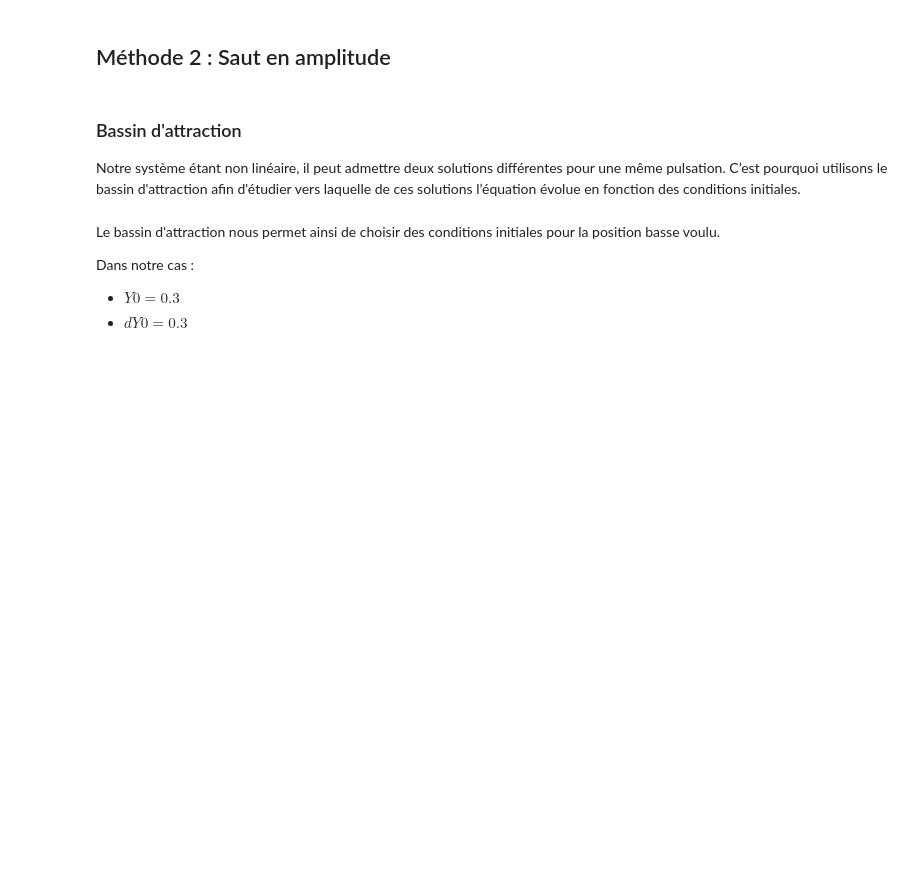
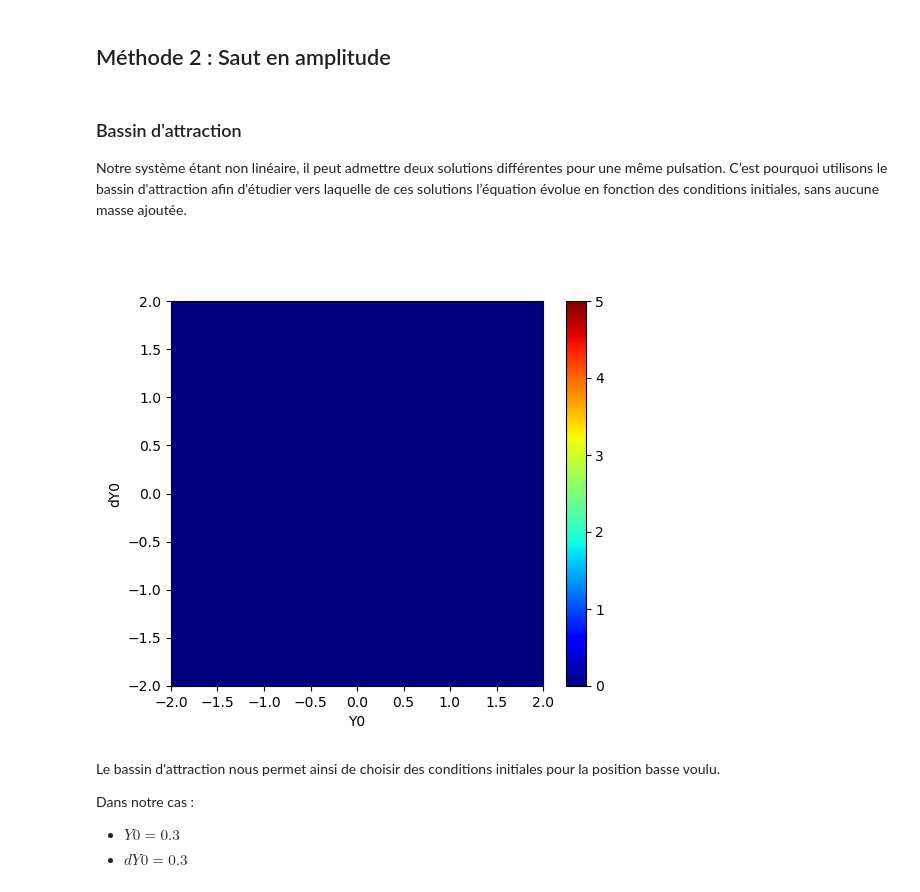
Before and after one commit to Marcsus26/P2i7-MEMS, a Jupyter notebook: jupyter-MEMS.ipynb, the cells around one changed output. Cells and saved outputs as stored; diff of their text form; code cells hidden in the pictures; blank space fills up the shorter version.

```diff
--- a/jupyter-MEMS.ipynb
+++ b/jupyter-MEMS.ipynb
@@ -272,32 +272,33 @@ Dans un premier temps, la méthode consiste à tracer la courbe de réponse en a
 # %% [markdown]
 ### Bassin d'attraction
 
-Notre système étant non linéaire, il peut admettre deux solutions différentes pour une même pulsation. C’est pourquoi utilisons le bassin d'attraction afin d'étudier vers laquelle de ces solutions l’équation évolue en fonction des conditions initiales.
+Notre système étant non linéaire, il peut admettre deux solutions différentes pour une même pulsation. C’est pourquoi utilisons le bassin d'attraction afin d'étudier vers laquelle de ces solutions l’équation évolue en fonction des conditions initiales, sans aucune masse ajoutée.
 # %%
-T, Vdc, Vac, omega0, M, C, K = nk.init_params(1e-13)
+OMEGA=0.9925
 
-OMEGA = 0.99
-periode = 2 * np.pi / OMEGA  # periode de l'excitation et de la reponse
-nb_pts_per = 60             # nb de points par periode pour l integration temporelle
-dt = periode / nb_pts_per   # taille du pas de temps
-nb_per = 2500               # nb de periodes pour le calcul temporel
-t_tot = nb_per * periode    # temps final
-t_init = 0                  # temps initial
-NT = nb_per * nb_pts_per
+periode=2*np.pi/OMEGA  # periode de l'excitation et de la reponse
+nb_pts_per=31          # nb de points par periode pour l integration temporelle
+dt=periode/nb_pts_per  # taille du pas de temps
+nb_per=40              # nb de periodes pour le calcul temporel
+t_tot=nb_per*periode   # temps final
+t_init=0               # temps initial
+NT=nb_per*nb_pts_per
 
 # Conditions initiales
 pasY = 0.025; pasdY = 0.05
 
 # bornes de la grille
-Y0 = np.arange(-1, 1 + pasY, pasY)
-dY0 = np.arange(-2, 2 + pasdY, pasdY)
+Y0=np.arange(-6, 7+pasY, pasY)
+dY0=np.arange(-15, 15+pasdY, pasdY)
 
-AMPL = np.zeros((len(dY0), len(Y0)))
+AMPL=np.zeros((len(dY0),len(Y0)))
 
 fig1 = plt.figure(figsize=(6, 5))  # Crée une figure de dimensions données.
 ax1 = fig1.add_subplot()
-ax1.set_xlabel('X0')
-ax1.set_ylabel('dX0')
-im = ax1.imshow(AMPL, interpolation='none', aspect='auto',extent=[-6,7,-15,15],vmin=0,vmax=5, cmap='jet')
+ax1.set_xlabel('Y0')
+ax1.set_ylabel('dY0')
+im = ax1.imshow(AMPL, interpolation='none', aspect='auto',extent=[-2,2,-2,2],vmin=0,vmax=5, cmap='jet')
 fig1.colorbar(im, ax=ax1)
 plt.show()
+# %% [output]
+[figure, added]
```
Also changed, not shown: parts of 3 cells of this notebook, 3 other files.
